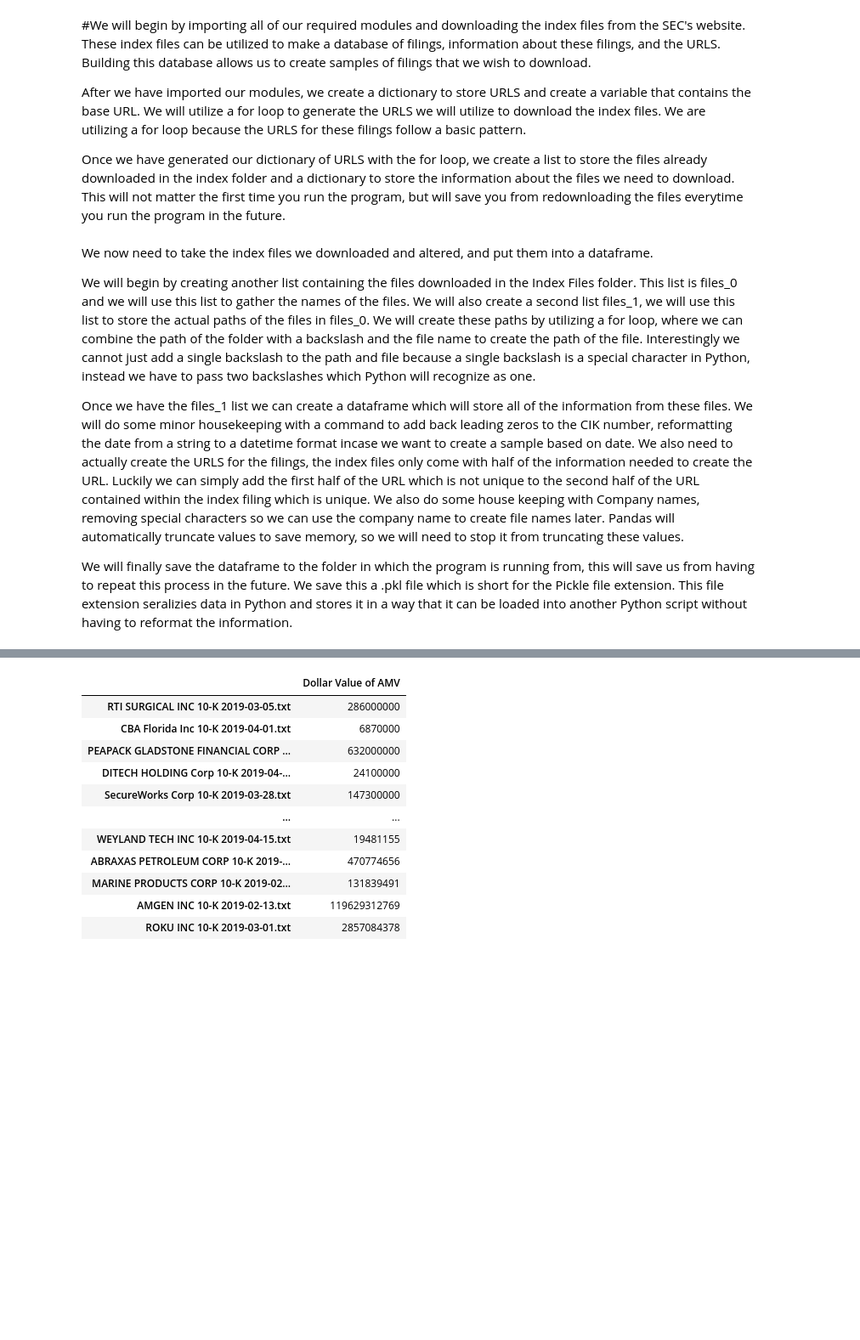
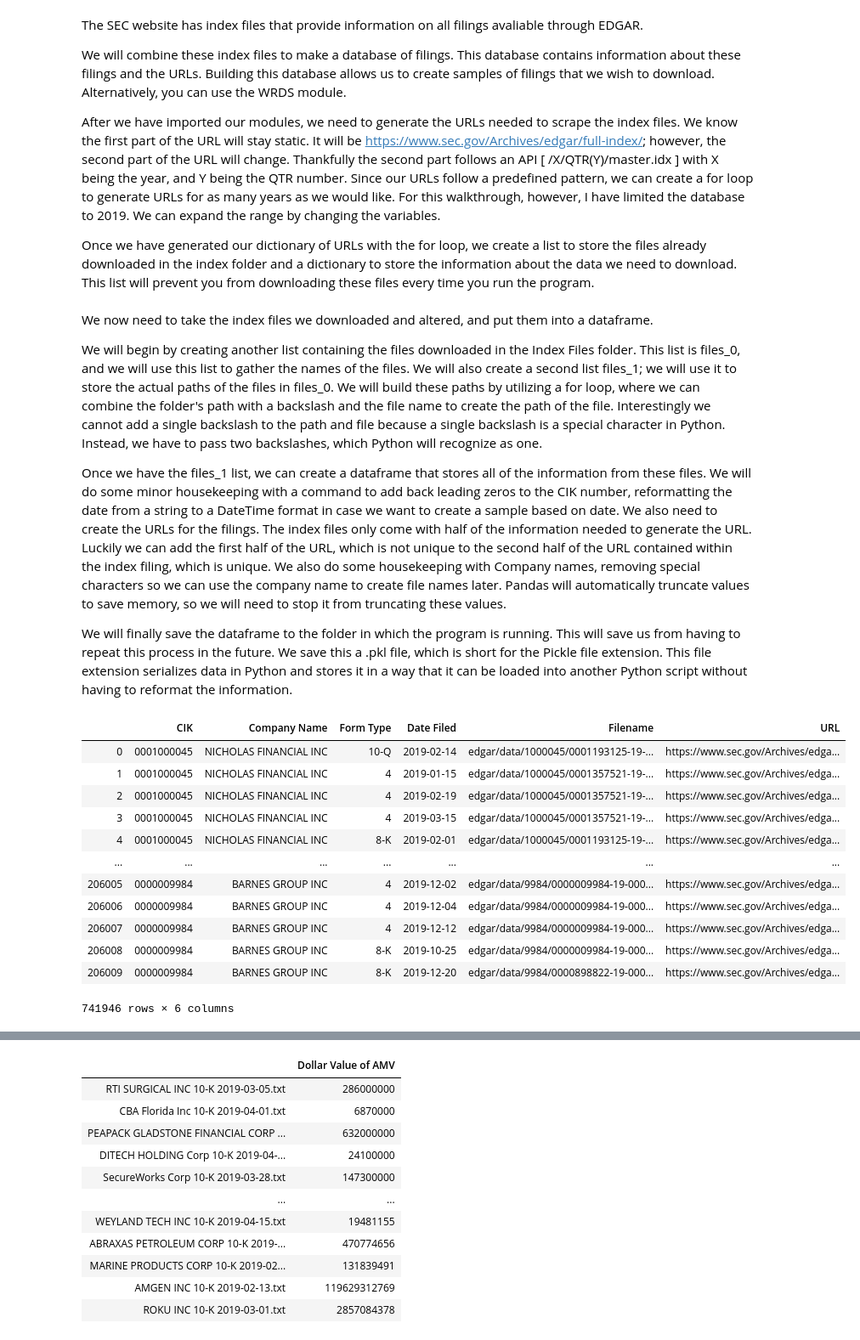
Before and after one commit to smharr10/EDGAR-2019-2020-Project, a Jupyter notebook: Project Draft.ipynb, the cells around one changed output, grey strips where cells are left out. Shown at 85% size. Drawn from its saved outputs; the diff is of its cells as text; code cells hidden in the pictures; blank space fills up the shorter version.

```diff
--- a/Project Draft.ipynb
+++ b/Project Draft.ipynb
@@ -1,15 +1,11 @@
 # %% [markdown]
-#We will begin by importing all of our required modules and downloading the index files from the SEC's website.
-These index files can be utilized to make a database of filings, information about these filings, and the URLS. Building
-this database allows us to create samples of filings that we wish to download.
+The SEC website has index files that provide information on all filings avaliable through EDGAR.
 
-After we have imported our modules, we create a dictionary to store URLS and create a variable that contains the base URL.
-We will utilize a for loop to generate the URLS we will utilize to download the index files. We are utilizing a for loop
-because the URLS for these filings follow a basic pattern.
+We will combine these index files to make a database of filings. This database contains information about these filings and the URLs. Building this database allows us to create samples of filings that we wish to download. Alternatively, you can use the WRDS module.
 
-Once we have generated our dictionary of URLS with the for loop, we create a list to store the files already downloaded in
-the index folder and a dictionary to store the information about the files we need to download. This will not matter
-the first time you run the program, but will save you from redownloading the files everytime you run the program in the
-future.
+After we have imported our modules, we need to generate the URLs needed to scrape the index files. We know the first part of the URL will stay static. It will be https://www.sec.gov/Archives/edgar/full-index/; however, the second part of the URL will change. Thankfully the second part follows an API [  /X/QTR(Y)/master.idx  ] with X being the year, and Y being the QTR number. Since our URLs follow a predefined pattern, we can create a for loop to generate URLs for as many years as we would like. For this walkthrough, however, I have limited the database to 2019. We can expand the range by changing the variables.
+
+Once we have generated our dictionary of URLs with the for loop, we create a list to store the files already downloaded in
+the index folder and a dictionary to store the information about the data we need to download. This list will prevent you from downloading these files every time you run the program.
 # %%
 import pandas as pd
@@ -88,11 +81,11 @@ for key, text in data_dict.items():
 # %% [markdown]
 We now need to take the index files we downloaded and altered, and put them into a dataframe.
 
-We will begin by creating another list containing the files downloaded in the Index Files folder. This list is files_0 and we will use this list to gather the names of the files. We will also create a second list files_1, we will use this list to store the actual paths of the files in files_0. We will create these paths by utilizing a for loop, where we can combine the path of the folder with a backslash and the file name to create the path of the file. Interestingly we cannot just add a single backslash to the path and file because a single backslash is a special character in Python, instead we have to pass two backslashes which Python will recognize as one.
+We will begin by creating another list containing the files downloaded in the Index Files folder. This list is files_0, and we will use this list to gather the names of the files. We will also create a second list files_1; we will use it to store the actual paths of the files in files_0. We will build these paths by utilizing a for loop, where we can combine the folder's path with a backslash and the file name to create the path of the file. Interestingly we cannot add a single backslash to the path and file because a single backslash is a special character in Python. Instead, we have to pass two backslashes, which Python will recognize as one.
 
-Once we have the files_1 list we can create a dataframe which will store all of the information from these files. We will do some minor housekeeping with a command to add back leading zeros to the CIK number, reformatting the date from a string to a datetime format incase we want to create a sample based on date. We also need to actually create the URLS for the filings, the index files only come with half of the information needed to create the URL. Luckily we can simply add the first half of the URL which is not unique to the second half of the URL contained within the index filing which is unique. We also do some house keeping with Company names, removing special characters so we can use the company name to create file names later. Pandas will automatically truncate values to save memory, so we will need to stop it from truncating these values.
+Once we have the files_1 list, we can create a dataframe that stores all of the information from these files. We will do some minor housekeeping with a command to add back leading zeros to the CIK number, reformatting the date from a string to a DateTime format in case we want to create a sample based on date. We also need to create the URLs for the filings. The index files only come with half of the information needed to generate the URL. Luckily we can add the first half of the URL, which is not unique to the second half of the URL contained within the index filing, which is unique. We also do some housekeeping with Company names, removing special characters so we can use the company name to create file names later. Pandas will automatically truncate values to save memory, so we will need to stop it from truncating these values.
 
-We will finally save the dataframe to the folder in which the program is running from, this will save us from having to repeat this process in the future. We save this a .pkl file which is short for the Pickle file extension. This file extension seralizies data in Python and stores it in a way that it can be loaded into another Python script without having to reformat the information.
+We will finally save the dataframe to the folder in which the program is running. This will save us from having to repeat this process in the future. We save this a .pkl file, which is short for the Pickle file extension. This file extension serializes data in Python and stores it in a way that it can be loaded into another Python script without having to reformat the information.
 # %%
 #Set our data path to the filings folder
 path = join(os.getcwd(), 'Index Files')
@@ -102,32 +95,46 @@ files_0 = os.listdir(path)
 
 #Second List to add path to Index Files
 files_1 = []
 
 #Add Path to Index
 for file in files_0:
     file = path + '\\' + file
     files_1.append(file)
 files_1
 
 #Create Data Frame
 Edgar_df = pd.concat((pd.read_table(file, encoding="latin1", sep='|') for file in files_1))
 
 #Add back leading zeros
 Edgar_df['CIK'] = Edgar_df['CIK'].apply(lambda x: '{0:0>10}'.format(x))
 
 #Need to Format Date Filed as a datetime, so we can search it later.
 Edgar_df['Date Filed'] =  pd.to_datetime(Edgar_df['Date Filed'])
 
 #Trying adding URL to df, may be able to feed directly into a downloader
 Edgar_df['URL'] = 'https://www.sec.gov/Archives/' + Edgar_df['Filename']
 
 #Remove special characters from the company names, some of these can cause problems
 Edgar_df['Company Name'].replace('[^A-Za-z0-9- ]+', '', regex=True, inplace=True)
 
 #Stops Pandas from truncating values.
-pd.set_option('display.max_colwidth', -1)
+pd.set_option('display.max_colwidth', -1) # Was using -1, but being depreciated
 
 #Save the dataframe so we can open it again later without having to recreate it.
 Edgar_df.to_pickle('Edgar_df.pkl')
 
-print(Edgar_df)
+Edgar_df
+# %% [output]
+|  | CIK | Company Name | Form Type | Date Filed | Filename | URL |
+| 0 | 0001000045 | NICHOLAS FINANCIAL INC | 10-Q | 2019-02-14 | edgar/data/1000045/0001193125-19-... | https://www.sec.gov/Archives/edga... |
+| 1 | 0001000045 | NICHOLAS FINANCIAL INC | 4 | 2019-01-15 | edgar/data/1000045/0001357521-19-... | https://www.sec.gov/Archives/edga... |
+| 2 | 0001000045 | NICHOLAS FINANCIAL INC | 4 | 2019-02-19 | edgar/data/1000045/0001357521-19-... | https://www.sec.gov/Archives/edga... |
+| 3 | 0001000045 | NICHOLAS FINANCIAL INC | 4 | 2019-03-15 | edgar/data/1000045/0001357521-19-... | https://www.sec.gov/Archives/edga... |
+| 4 | 0001000045 | NICHOLAS FINANCIAL INC | 8-K | 2019-02-01 | edgar/data/1000045/0001193125-19-... | https://www.sec.gov/Archives/edga... |
+| ... | ... | ... | ... | ... | ... | ... |
+| 206005 | 0000009984 | BARNES GROUP INC | 4 | 2019-12-02 | edgar/data/9984/0000009984-19-000... | https://www.sec.gov/Archives/edga... |
+| 206006 | 0000009984 | BARNES GROUP INC | 4 | 2019-12-04 | edgar/data/9984/0000009984-19-000... | https://www.sec.gov/Archives/edga... |
+| 206007 | 0000009984 | BARNES GROUP INC | 4 | 2019-12-12 | edgar/data/9984/0000009984-19-000... | https://www.sec.gov/Archives/edga... |
+| 206008 | 0000009984 | BARNES GROUP INC | 8-K | 2019-10-25 | edgar/data/9984/0000009984-19-000... | https://www.sec.gov/Archives/edga... |
+| 206009 | 0000009984 | BARNES GROUP INC | 8-K | 2019-12-20 | edgar/data/9984/0000898822-19-000... | https://www.sec.gov/Archives/edga... |
+741946 rows × 6 columns
```
Also changed, not shown: parts of 28 cells of this notebook.
